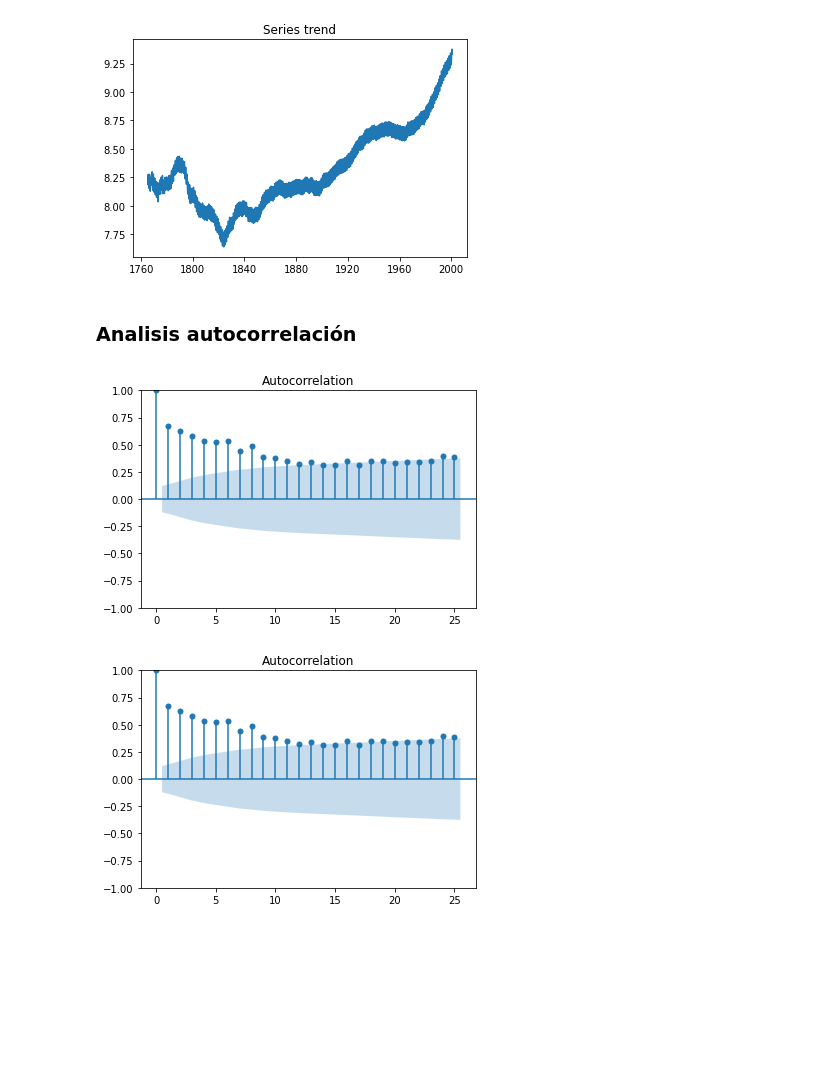
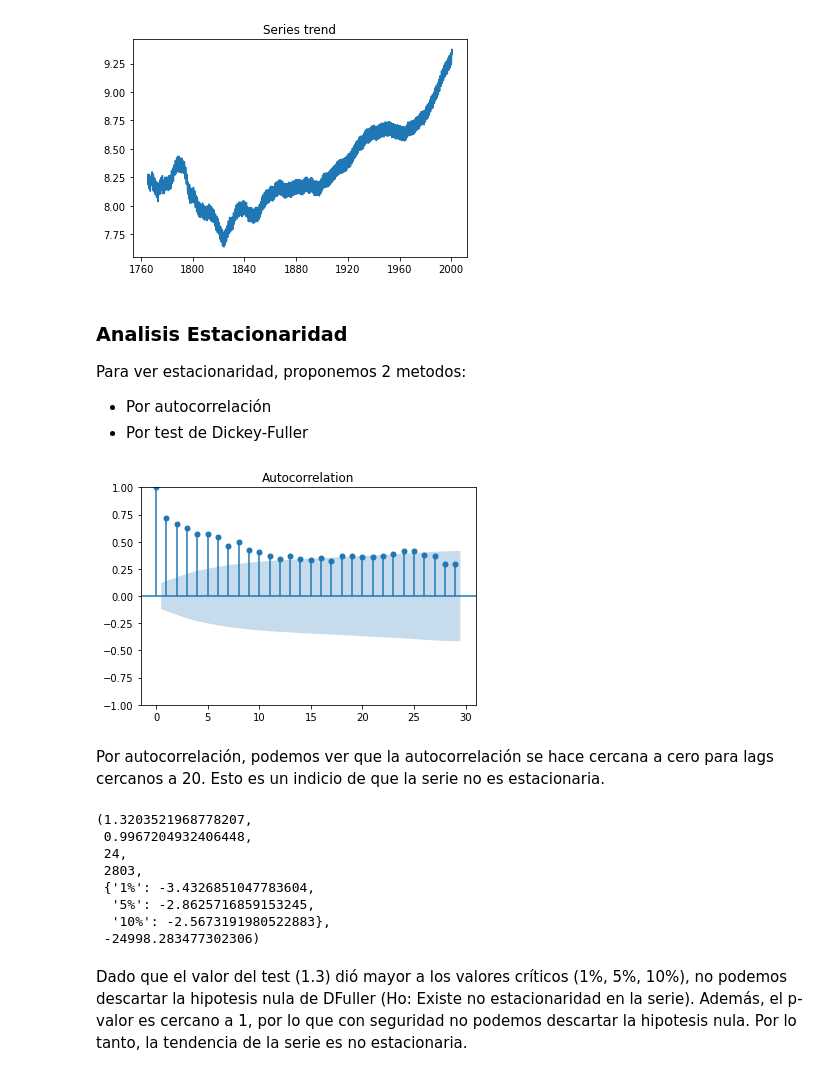
Before and after one commit to mbrito96/CEIA, a Jupyter notebook: X7_SerTemp/TP/TP1.ipynb, the cells around one changed output. Saved outputs shown, nothing was run; the diff lists cells and outputs as text; code cells hidden in the pictures; blank space fills up the shorter version.

```diff
--- a/X7_SerTemp/TP/TP1.ipynb
+++ b/X7_SerTemp/TP/TP1.ipynb
@@ -151,9 +155,33 @@ plt.title('Series trend')
 Text(0.5, 1.0, 'Series trend')
 [figure]
 # %% [markdown]
-### Analisis autocorrelación
+### Analisis Estacionaridad
+
+Para ver estacionaridad, proponemos 2 metodos:
+<ul>
+<li> Por autocorrelación </li>
+<li> Por test de Dickey-Fuller </li>
+</ul>
 # %%
-plot_acf(df.groupby(df.index.year).mean())
+### CONSULTAR!!!
+dpor = plot_acf(df.groupby(df.index.year).mean(), lags=np.arange(30))
 # %% [output]
-[figure, old version]
+[figure, new version]
-[figure, removed]
+# %% [markdown]
+Por autocorrelación, podemos ver que la autocorrelación se hace cercana a cero para lags cercanos a 20. Esto es un indicio de que la serie no es estacionaria.
+# %%
+from statsmodels.tsa.stattools import adfuller
+adfuller(trend)
+# %% [output]
+(1.3203521968778207,
+ 0.9967204932406448,
+ 24,
+ 2803,
+ {'1%': -3.4326851047783604,
+  '5%': -2.8625716859153245,
+  '10%': -2.5673191980522883},
+ -24998.283477302306)
+# %% [markdown]
+Dado que el valor del test (1.3) dió mayor a los valores críticos (1%, 5%, 10%), no podemos descartar la hipotesis nula de DFuller (Ho: Existe no estacionaridad en la serie).
+Además, el p-valor es cercano a 1, por lo que con seguridad no podemos descartar la hipotesis nula.
+Por lo tanto, la tendencia de la serie es no estacionaria.
```
Also changed, not shown: parts of 10 cells of this notebook.
